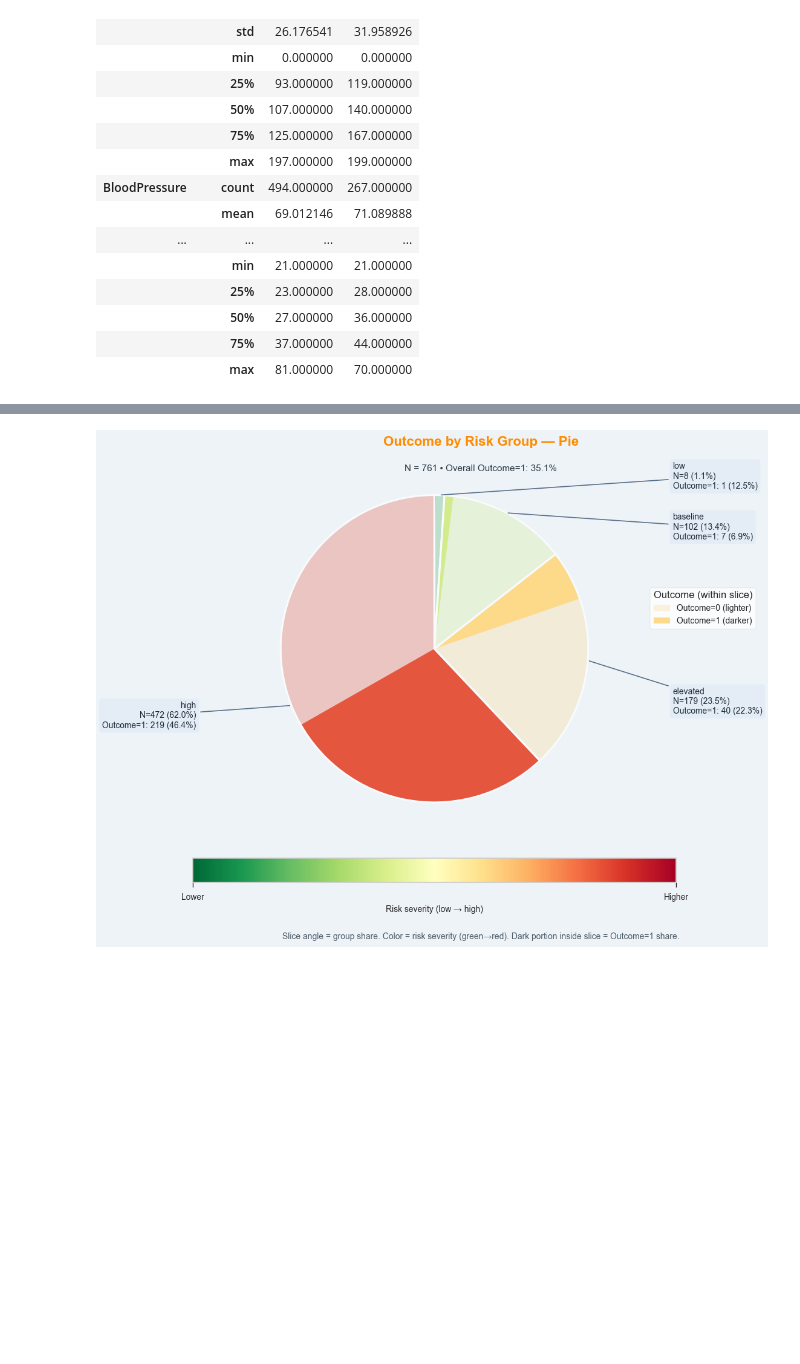
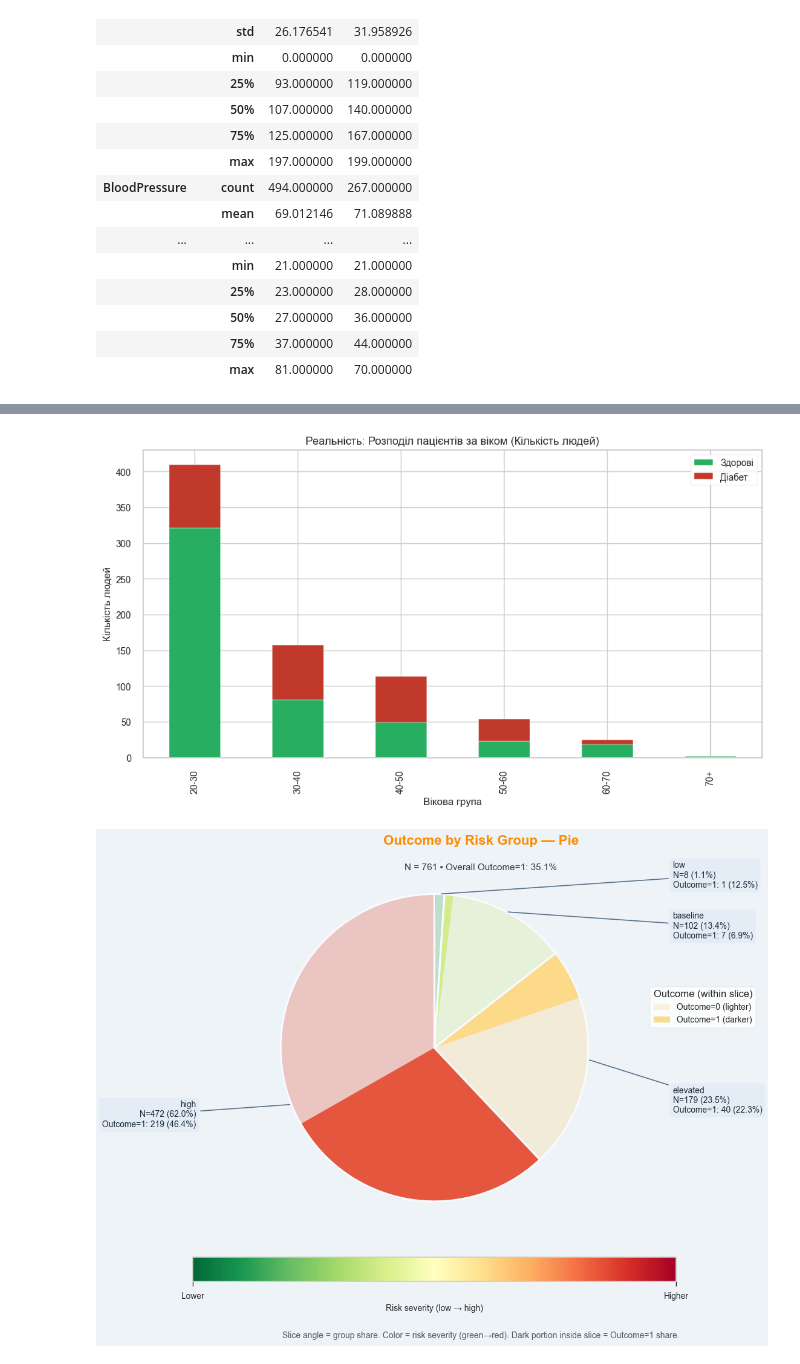
Before and after one commit to denys-ops/SET-DataAnalysis, a Jupyter notebook: hw/HW_6_Kondratiuk_Kosteniuk.ipynb, the cells around one changed output, grey strips where cells are left out. Cells and saved outputs as stored; diff of their text form; code cells hidden in the pictures; blank space fills up the shorter version.

```diff
--- a/hw/HW_6_Kondratiuk_Kosteniuk.ipynb
+++ b/hw/HW_6_Kondratiuk_Kosteniuk.ipynb
@@ -734,3 +728,21 @@ plt.show()
+# %%
+# І тут ми зманіпулювали (Survival Bias) :)
+
+# Подивимось на кількість людей у кожній групі
+age_counts = diabetes_data.groupby(['Age_Group', 'Outcome']).size().unstack(fill_value=0)
+
+fig, ax = plt.subplots(figsize=(12, 6))
+age_counts.plot(kind='bar', stacked=True, color=['#27ae60', '#c0392b'], ax=ax)
+plt.title("Реальність: Розподіл пацієнтів за віком (Кількість людей)")
+plt.xlabel("Вікова група")
+plt.ylabel("Кількість людей")
+plt.legend(["Здорові", "Діабет"])
+plt.show()
+
+# Показник у 0% для групи 70+ не означає одужання.
+# Люди з діабетом у цьому наборі даних просто не доживають до 70 років.
+# %% [output]
+[figure, added]
 # %%
 group_col = globals().get("group_col", "risk_note")
 df = diabetes_data.dropna(subset=[group_col, "Outcome"]).copy()
```
Also changed, not shown: parts of 14 cells of this notebook.
